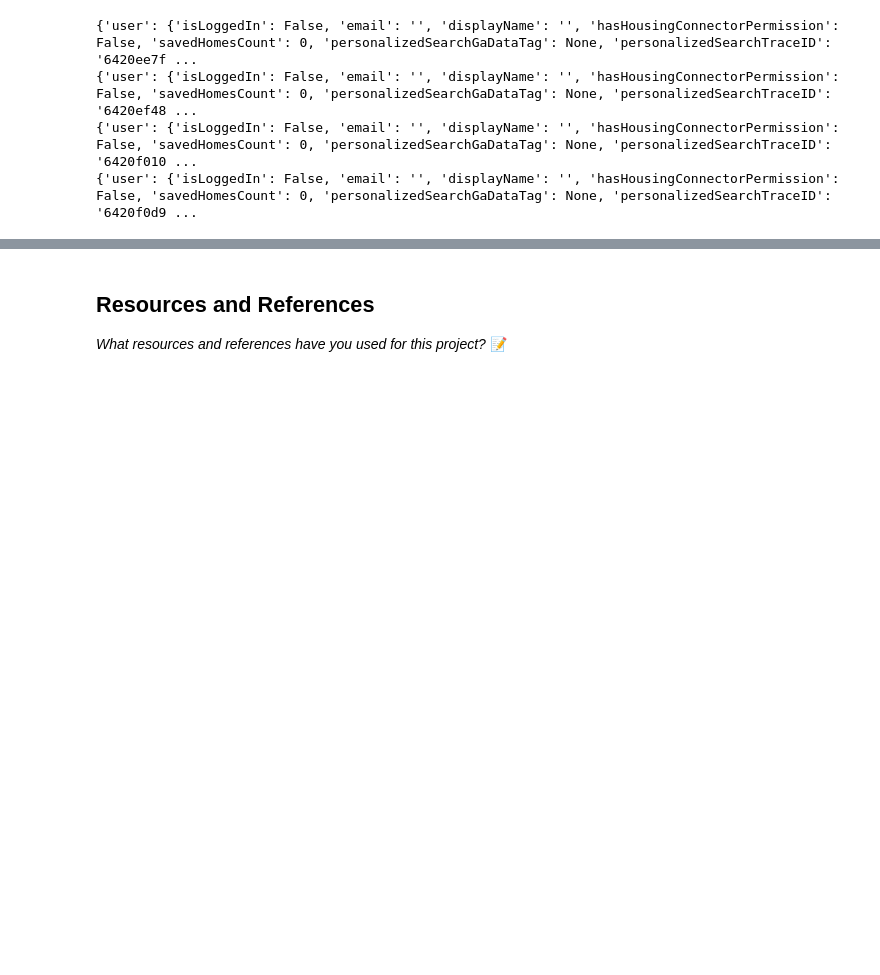
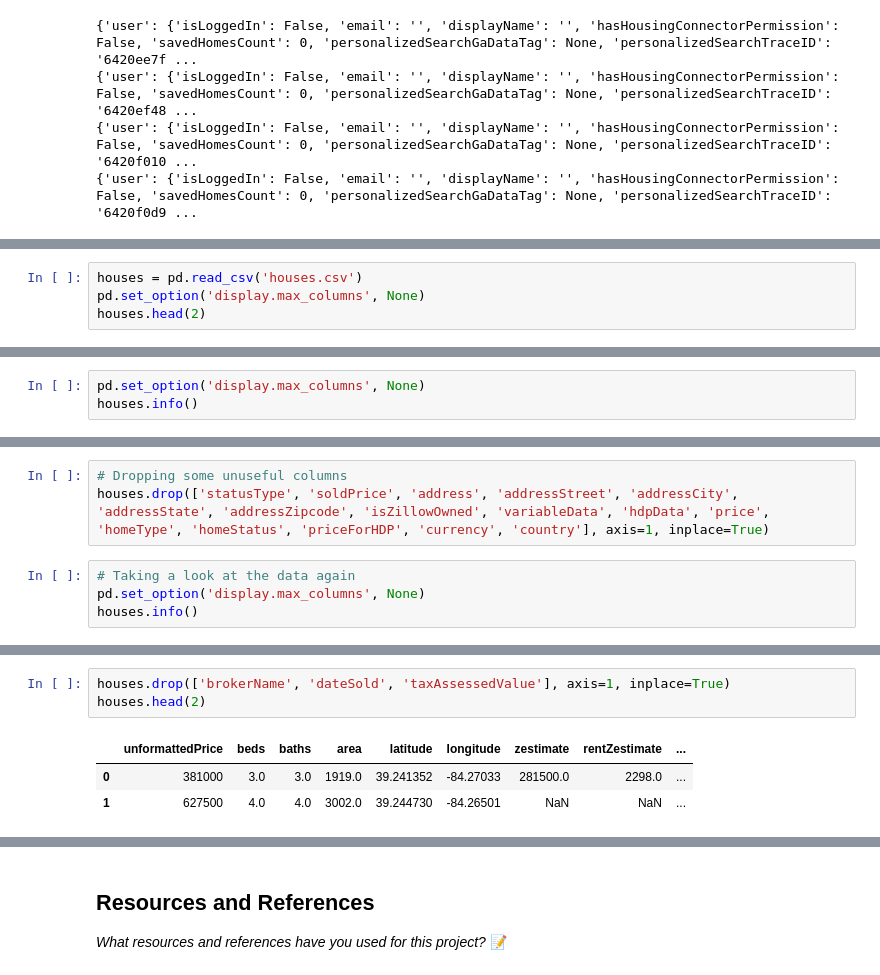
Before and after one commit to JoshAnness/Loveland-Housing-Model, a Jupyter notebook: LovelandHousing.ipynb, the cells around one changed output, grey strips where cells are left out. Cells and saved outputs as stored; diff of their text form; blank space fills up the shorter version.

```diff
--- a/LovelandHousing.ipynb
+++ b/LovelandHousing.ipynb
@@ -182,0 +167,4 @@ houses.to_csv('houses.csv', index=False)
+# %%
+houses = pd.read_csv('houses.csv')
+pd.set_option('display.max_columns', None)
+houses.head(2)
@@ -182,0 +175,3 @@ houses.to_csv('houses.csv', index=False)
+# %%
+pd.set_option('display.max_columns', None)
+houses.info()
@@ -182,0 +196,7 @@ houses.to_csv('houses.csv', index=False)
+# %%
+# Dropping some unuseful columns
+houses.drop(['statusType', 'soldPrice', 'address', 'addressStreet', 'addressCity', 'addressState', 'addressZipcode', 'isZillowOwned', 'variableData', 'hdpData', 'price', 'homeType', 'homeStatus', 'priceForHDP', 'currency', 'country'], axis=1, inplace=True)
+# %%
+# Taking a look at the data again
+pd.set_option('display.max_columns', None)
+houses.info()
@@ -182,0 +224,7 @@ houses.to_csv('houses.csv', index=False)
+# %%
+houses.drop(['brokerName', 'dateSold', 'taxAssessedValue'], axis=1, inplace=True)
+houses.head(2)
+# %% [output]
+|  | unformattedPrice | beds | baths | area | latitude | longitude | zestimate | rentZestimate | ... |
+| 0 | 381000 | 3.0 | 3.0 | 1919.0 | 39.241352 | -84.27033 | 281500.0 | 2298.0 | ... |
+| 1 | 627500 | 4.0 | 4.0 | 3002.0 | 39.244730 | -84.26501 | NaN | NaN | ... |
```
Also changed, not shown: parts of 9 cells of this notebook.
